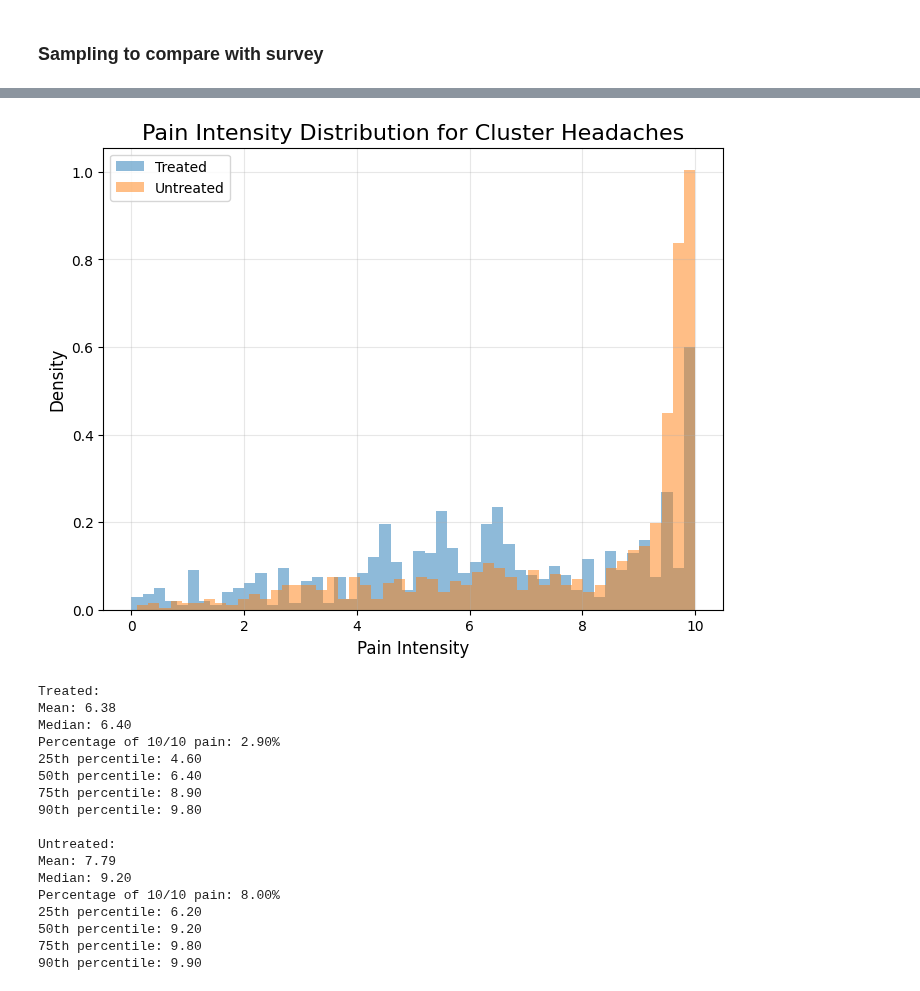
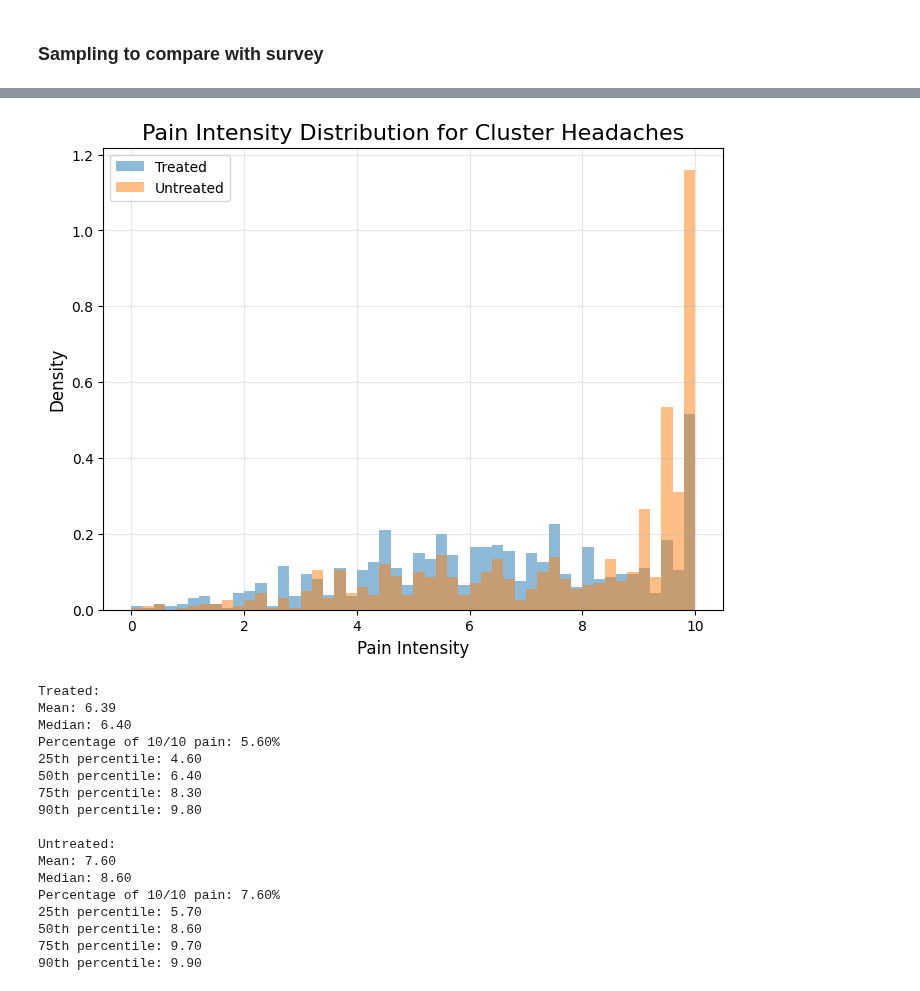
Before and after one commit to aph-research/cluster-headaches, a Jupyter notebook: Cluster headache full model.ipynb, the cells around one changed output, grey strips where cells are left out. Drawn from its saved outputs; the diff is of its cells as text; code cells hidden in the pictures.

```diff
--- a/Cluster headache full model.ipynb
+++ b/Cluster headache full model.ipynb
@@ -53,7 +53,6 @@ data = {
 
     # Split "1/1.5-2 years" between 0 and 1
     'Friedman': {'n': 50, 'dist': {0.5: 0.46, 1: 0.54}},
-
 
     # Split "<1/year" between 0 and 1
     'Ekbom': {'n': 105, 'dist': {0.5: 0.14, 1: 0.40, 2: 0.31, 3: 0.15}},
@@ -102,16 +101,6 @@ print(f"Median: {median_dist:.4f}")
 print("Distribution:")
 for value, prob in sorted(combined_dist.items()):
     print(f"Percentage {value} bouts/year: {prob*100:.1f}%")
-
-# Print statistics from samples
-samples = bouts_per_year.rvs(size=1000)
-mean_samples = np.mean(samples)
-median_samples = np.median(samples)
-print("\nSample statistics:")
-print(f"Mean: {mean_samples:.4f}")
-print(f"Median: {median_samples:.4f}")
-for i in range(7):
-    print(f"Percentage {i/2} bouts/year: {(samples == i/2).mean()*100:.1f}%")
 # %% [output]
 Distribution statistics:
 Mean: 1.2155
@@ -531,66 +514,71 @@ Std Dev: 19.37
 # %%
 def generate_max_pain_intensity(is_treated, size):
+
+    mean_moderate = 4.0
+    sd_moderate = 2.0
+    mean_severe = 7.0
+    sd_severe = 2.0
+    #mild_to_moderate = norm.rvs(loc=4, scale=2, size=size)
+    #mild_to_moderate = truncnorm.rvs(a=0, b=(7-4)/3, loc=4, scale=3, size=size)
+
+    mild_to_moderate = truncnorm.rvs((0-mean_moderate)/sd_moderate, np.inf, loc=mean_moderate, scale=sd_moderate, size=size)
+
+    #moderate_to_severe = truncnorm.rvs(a=(4-7)/3, b=(10-7)/3, loc=7, scale=3, size=size)
+    moderate_to_severe = truncnorm.rvs((0-mean_severe)/sd_severe, np.inf, loc=mean_severe, scale=sd_severe, size=size)
+    very_severe = 10 - expon.rvs(scale=0.4, size=size)
+
     if is_treated:
         # For treated patients:
-        choices = np.random.choice(3, size=size, p=[0.30, 0.50, 0.20])
-
-        mild_to_moderate = truncnorm.rvs(a=(0-4)/3, b=(7-4)/3, loc=4, scale=3, size=size)
-        moderate_to_severe = truncnorm.rvs(a=(4-7)/3, b=(10-7)/3, loc=7, scale=3, size=size)
-        very_severe = 10 - expon.rvs(scale=0.3, size=size)
-
-        intensities = np.where(choices == 0, mild_to_moderate,
-                      np.where(choices == 1, moderate_to_severe, very_severe))
+        choices = np.random.choice(3, size=size, p=[0.30, 0.60, 0.10])
     else:
         # For untreated patients:
-        choices = np.random.choice(2, size=size, p=[0.50, 0.50])
+        choices = np.random.choice(3, size=size, p=[0.20, 0.35, 0.45])
 
-        moderate_to_severe = truncnorm.rvs(a=(0-6.5)/3, b=(10-6.5)/3, loc=6.5, scale=3, size=size)
-        very_severe = 10 - expon.rvs(scale=0.3, size=size)
-
-        intensities = np.where(choices == 0, moderate_to_severe, very_severe)
+    intensities = np.where(choices == 0, mild_to_moderate,
+                  np.where(choices == 1, moderate_to_severe, very_severe))
 
     return np.round(np.clip(intensities, 0, 10), decimals=1)
 
 # Generate samples
 n_samples = 1000
 treated_samples = generate_max_pain_intensity(is_treated=True, size=n_samples)
 untreated_samples = generate_max_pain_intensity(is_treated=False, size=n_samples)
 
 # Plotting
 plt.figure(figsize=(8, 6))
 plt.hist(treated_samples, bins=50, alpha=0.5, label='Treated', density=True)
 plt.hist(untreated_samples, bins=50, alpha=0.5, label='Untreated', density=True)
 plt.title('Pain Intensity Distribution for Cluster Headaches', fontsize=16)
 plt.xlabel('Pain Intensity', fontsize=12)
 plt.ylabel('Density', fontsize=12)
 plt.legend(fontsize=10)
 plt.grid(True, alpha=0.3)
 plt.show()
 
 # Print statistics
 for name, samples in [("Treated", treated_samples), ("Untreated", untreated_samples)]:
     print(f"\n{name}:")
     print(f"Mean: {np.mean(samples):.2f}")
     print(f"Median: {np.median(samples):.2f}")
     print(f"Percentage of 10/10 pain: {(np.array(samples) == 10).mean():.2%}")
     for p in [25, 50, 75, 90]:
         print(f"{p}th percentile: {np.percentile(samples, p):.2f}")
 # %% [output]
-[figure, old version]
+[figure, new version]
 Treated:
-Mean: 6.38
+Mean: 6.39
 Median: 6.40
-Percentage of 10/10 pain: 2.90%
+Percentage of 10/10 pain: 5.60%
 25th percentile: 4.60
 50th percentile: 6.40
-75th percentile: 8.90
+75th percentile: 8.30
 90th percentile: 9.80
 
 Untreated:
-Mean: 7.79
-Median: 9.20
-Percentage of 10/10 pain: 8.00%
-25th percentile: 6.20
-50th percentile: 9.20
-75th percentile: 9.80
+Mean: 7.60
+Median: 8.60
+Percentage of 10/10 pain: 7.60%
+25th percentile: 5.70
+50th percentile: 8.60
+75th percentile: 9.70
 90th percentile: 9.90
```
Also changed, not shown: parts of 9 cells of this notebook.
